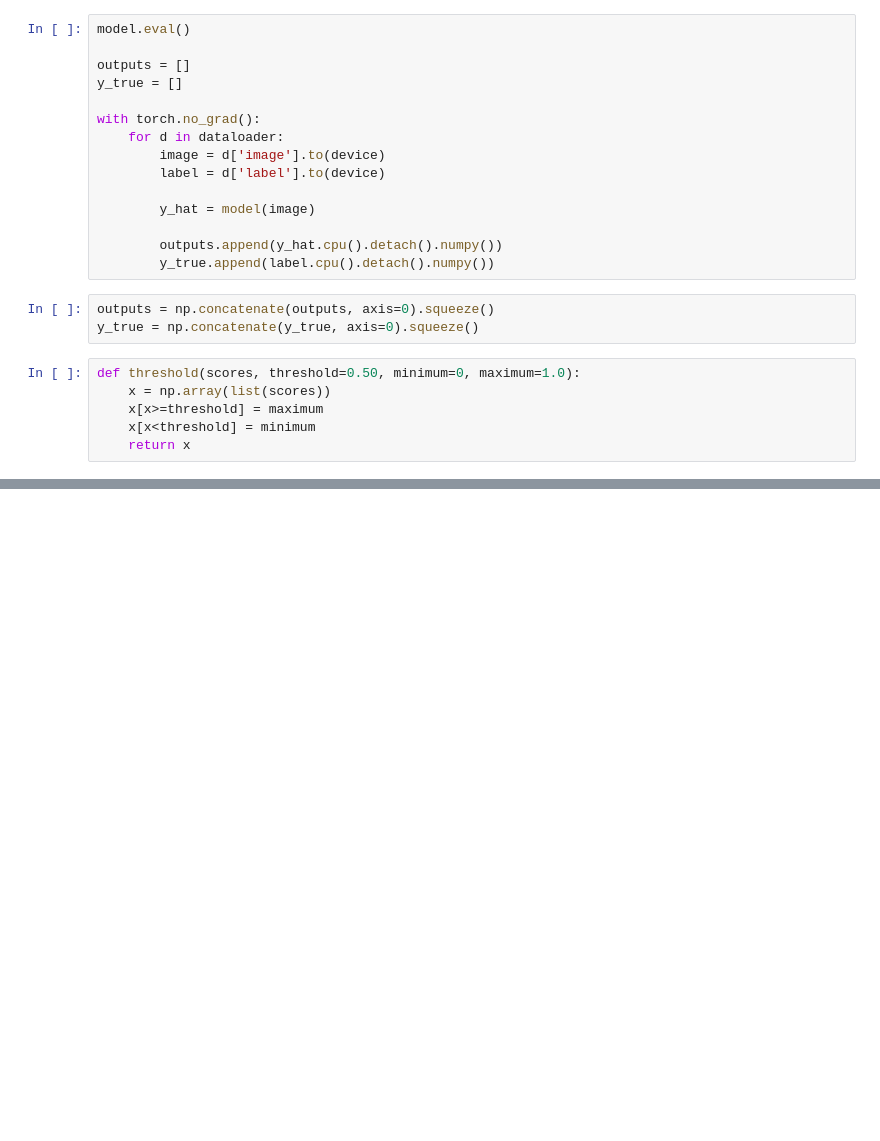
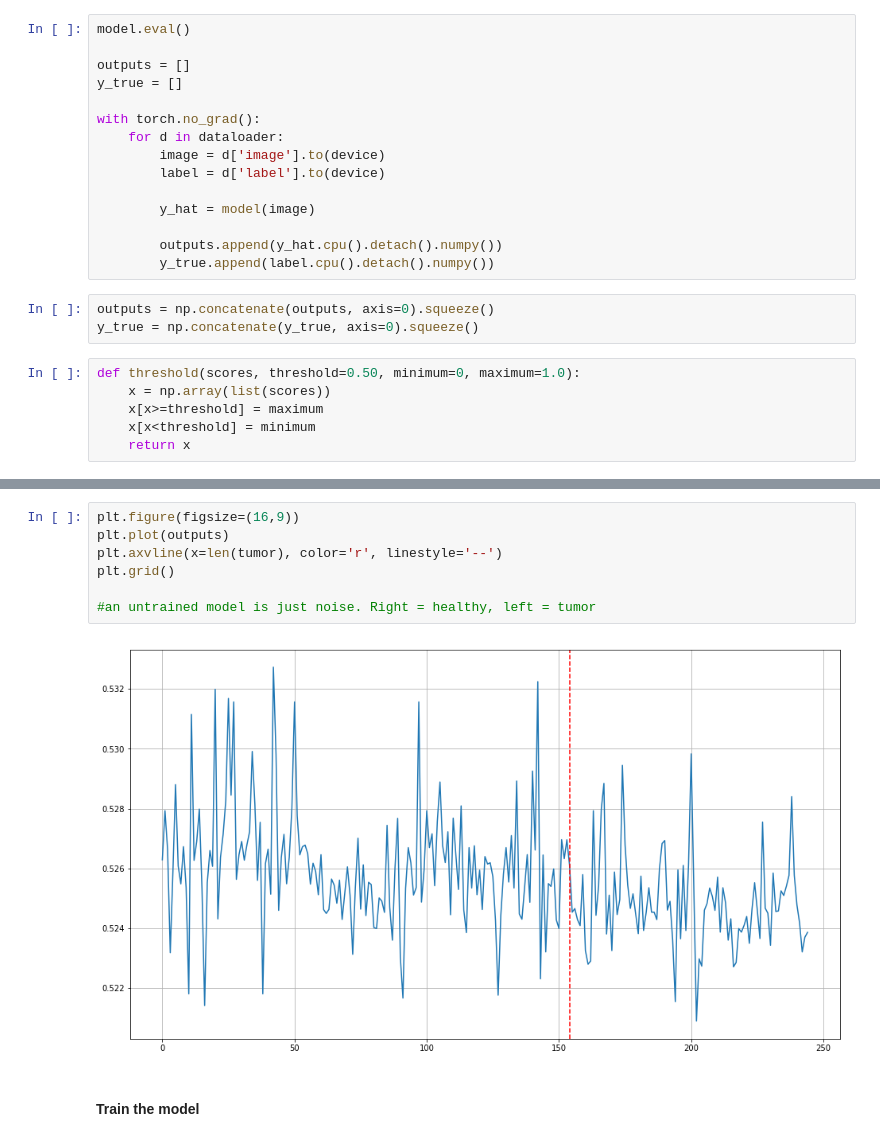
Before and after one commit to BradPohl/brain_tumor_detection, a Jupyter notebook: MRI-Brain-Tumor-Detector.ipynb, the cells around one changed output, grey strips where cells are left out. Cells and saved outputs as stored; diff of their text form; blank space fills up the shorter version.

Commit message:
Trained CNN

```diff
--- a/MRI-Brain-Tumor-Detector.ipynb
+++ b/MRI-Brain-Tumor-Detector.ipynb
@@ -260,0 +276,11 @@ accuracy_score(y_true, threshold(outputs))
+# %%
+plt.figure(figsize=(16,9))
+plt.plot(outputs)
+plt.axvline(x=len(tumor), color='r', linestyle='--')
+plt.grid()
+
+#an untrained model is just noise. Right = healthy, left = tumor
+# %% [output]
+[figure, added]
+# %% [markdown]
+<h4>Train the model</h4>
```
Also changed, not shown: parts of 10 cells of this notebook.
